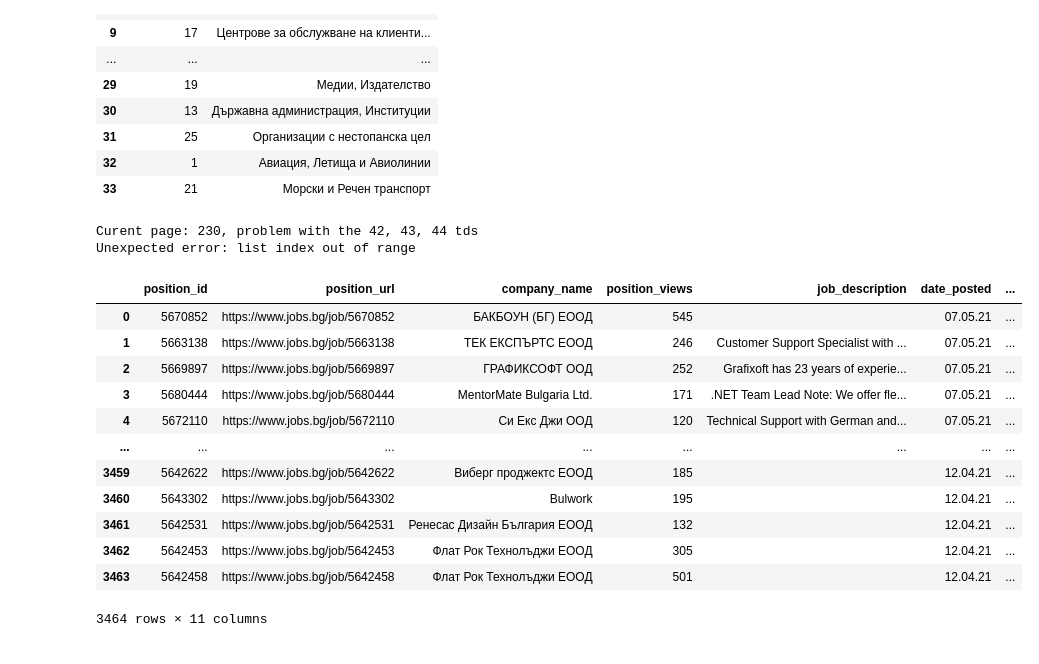
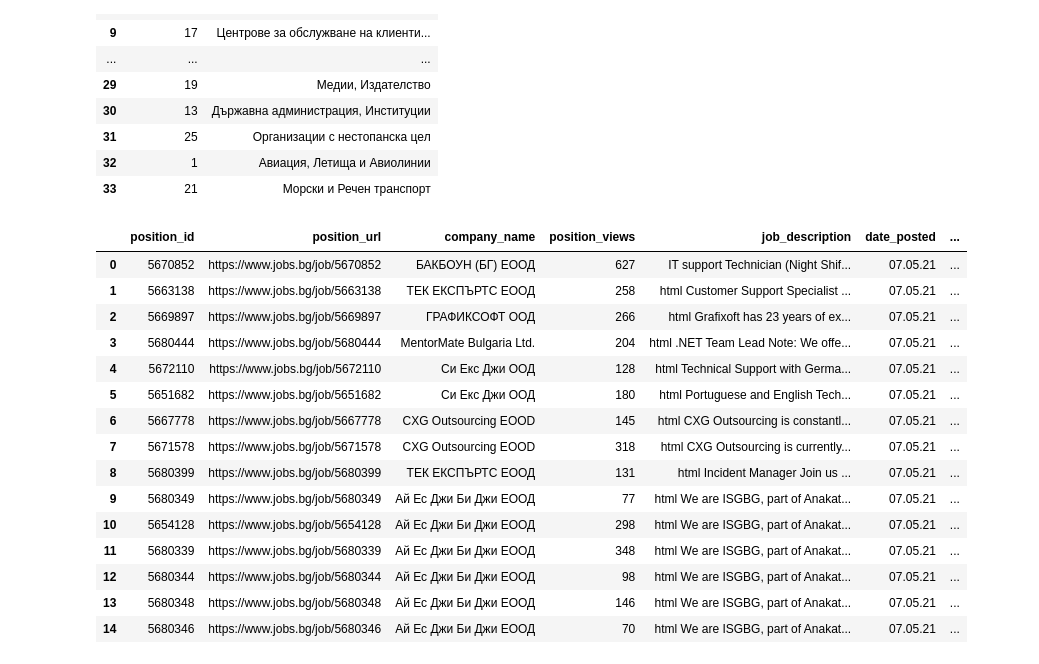
Before and after one commit to LyuboKushev/Employment-Data, a Jupyter notebook: Jobs_Scrapping_Colab_Version.ipynb, the cells around one changed output. Cells and saved outputs as stored; diff of their text form; code cells hidden in the pictures.

Commit message:
Updated the list of not visible tags

```diff
--- a/Jobs_Scrapping_Colab_Version.ipynb
+++ b/Jobs_Scrapping_Colab_Version.ipynb
@@ -54,13 +51,22 @@ drive.mount("/content/drive")
 # %% [output]
 Drive already mounted at /content/drive; to attempt to forcibly remount, call drive.mount("/content/drive", force_remount=True).
 # %%
+OPERATING_SYSTEM = "windows"
+
+if OPERATING_SYSTEM == "windows":
+    executable_path = "drivers/windows/chromedriver.exe"
+elif OPERATING_SYSTEM == "mac":
+    executable_path = "drivers/mac/chromedriver.exe"
+elif OPERATING_SYSTEM == "linux":
+    executable_path = "chromedriver"
+
 base_url = 'https://www.jobs.bg/'
 
 chrome_options = webdriver.ChromeOptions()
 chrome_options.add_argument('--headless')
 chrome_options.add_argument('--no-sandbox')
 chrome_options.add_argument('--disable-dev-shm-usage')
-driver = webdriver.Chrome('chromedriver', options=chrome_options)
+driver = webdriver.Chrome(executable_path=executable_path, options=chrome_options)
 
 url = 'https://www.jobs.bg/front_job_search.php?frompage=0&add_sh=1&from_hp=1&term=#paging'
 r = driver.get(url)
@@ -69,7 +75,8 @@ soup = BeautifulSoup(html, 'html.parser')
 # %%
 def tag_visible(element):
 
-    if element.parent.name in ['style', 'script', 'head', 'title', 'meta', '[document]']:
+    not_visible_elements = ['style', 'script', 'head', 'title', 'meta']
+    if element.parent.name in not_visible_elements:
         return False
 
     if isinstance(element, Comment):
@@ -180,11 +187,11 @@ def extract_job_info_as_array(base_url, text_info_elem, job_company_elem):
     job_html = driver.execute_script("return document.documentElement.outerHTML")
     position_soup = BeautifulSoup(job_html, 'html.parser')
 
-    position_views = position_soup.find('span', string = 'Разглеждания:').parent.text.split()[-1]
+    position_views = position_soup.find('span', string='Разглеждания:').parent.text.split()[-1]
     job_text = extract_job_text(position_soup)
     job_date = extract_job_date(text_info_elem)
 
-    rating_elem = text_info_elem.find('span',attrs={'class':'iconed'})
+    rating_elem = text_info_elem.find('span', attrs={'class':'iconed'})
     rating_color = extract_rating_color(rating_elem)
     rating = extract_rating_value(rating_elem)
 
@@ -197,7 +204,7 @@ def extract_job_info_as_array(base_url, text_info_elem, job_company_elem):
 
     return current_job_info
 # %%
-  def extract_jobs(start_page, end_page, category_id):
+def extract_jobs(start_page, end_page, category_id):
 
     jobs_list = []
 
@@ -205,7 +212,7 @@ def extract_job_info_as_array(base_url, text_info_elem, job_company_elem):
 
         try:
             # This is the base url used when no filters by categories are applied
-            url = f'https://www.jobs.bg/front_job_search.php?frompage={page*15}&add_sh=1&from_hp=1&term=#paging'
+            url = "https://www.jobs.bg/front_job_search.php?frompage={}&add_sh=1&from_hp=1&term=#paging".format(page*15)
 
             if category_id:
                 url = "https://www.jobs.bg/front_job_search.php?frompage={}&add_sh=1&categories%5B0%5D={}&term=#paging".format(page*15, category_id)
@@ -285,23 +293,24 @@ categories_info
 | 32 | 1 | Авиация, Летища и Авиолинии |
 | 33 | 21 | Морски и Речен транспорт |
 # %%
-df = extract_jobs(start_page=0, end_page=231, category_id=56)
+df = extract_jobs(start_page=0, end_page=1, category_id=56)
 df
 # %% [output]
-Curent page: 230, problem with the 42, 43, 44 tds
-Unexpected error: list index out of range
 |  | position_id | position_url | company_name | position_views | job_description | date_posted | ... |
-| 0 | 5670852 | https://www.jobs.bg/job/5670852 | БАКБОУН (БГ) ЕООД | 545 |  | 07.05.21 | ... |
-| 1 | 5663138 | https://www.jobs.bg/job/5663138 | ТЕК ЕКСПЪРТС ЕООД | 246 | Customer Support Specialist with ... | 07.05.21 | ... |
-| 2 | 5669897 | https://www.jobs.bg/job/5669897 | ГРАФИКСОФТ ООД | 252 | Grafixoft has 23 years of experie... | 07.05.21 | ... |
-| 3 | 5680444 | https://www.jobs.bg/job/5680444 | MentorMate Bulgaria Ltd. | 171 | .NET Team Lead Note: We offer fle... | 07.05.21 | ... |
-| 4 | 5672110 | https://www.jobs.bg/job/5672110 | Си Екс Джи ООД | 120 | Technical Support with German and... | 07.05.21 | ... |
-| ... | ... | ... | ... | ... | ... | ... | ... |
-| 3459 | 5642622 | https://www.jobs.bg/job/5642622 | Виберг проджектс ЕООД | 185 |  | 12.04.21 | ... |
-| 3460 | 5643302 | https://www.jobs.bg/job/5643302 | Bulwork | 195 |  | 12.04.21 | ... |
-| 3461 | 5642531 | https://www.jobs.bg/job/5642531 | Ренесас Дизайн България ЕООД | 132 |  | 12.04.21 | ... |
-| 3462 | 5642453 | https://www.jobs.bg/job/5642453 | Флат Рок Технолъджи ЕООД | 305 |  | 12.04.21 | ... |
-| 3463 | 5642458 | https://www.jobs.bg/job/5642458 | Флат Рок Технолъджи ЕООД | 501 |  | 12.04.21 | ... |
+| 0 | 5670852 | https://www.jobs.bg/job/5670852 | БАКБОУН (БГ) ЕООД | 627 | IT support Technician (Night Shif... | 07.05.21 | ... |
+| 1 | 5663138 | https://www.jobs.bg/job/5663138 | ТЕК ЕКСПЪРТС ЕООД | 258 | html Customer Support Specialist ... | 07.05.21 | ... |
+| 2 | 5669897 | https://www.jobs.bg/job/5669897 | ГРАФИКСОФТ ООД | 266 | html Grafixoft has 23 years of ex... | 07.05.21 | ... |
+| 3 | 5680444 | https://www.jobs.bg/job/5680444 | MentorMate Bulgaria Ltd. | 204 | html .NET Team Lead Note: We offe... | 07.05.21 | ... |
+| 4 | 5672110 | https://www.jobs.bg/job/5672110 | Си Екс Джи ООД | 128 | html Technical Support with Germa... | 07.05.21 | ... |
+| 5 | 5651682 | https://www.jobs.bg/job/5651682 | Си Екс Джи ООД | 180 | html Portuguese and English Tech... | 07.05.21 | ... |
+| 6 | 5667778 | https://www.jobs.bg/job/5667778 | CXG Outsourcing EOOD | 145 | html CXG Outsourcing is constantl... | 07.05.21 | ... |
+| 7 | 5671578 | https://www.jobs.bg/job/5671578 | CXG Outsourcing EOOD | 318 | html CXG Outsourcing is currently... | 07.05.21 | ... |
+| 8 | 5680399 | https://www.jobs.bg/job/5680399 | ТЕК ЕКСПЪРТС ЕООД | 131 | html Incident Manager Join us ... | 07.05.21 | ... |
+| 9 | 5680349 | https://www.jobs.bg/job/5680349 | Ай Ес Джи Би Джи ЕООД | 77 | html We are ISGBG, part of Anakat... | 07.05.21 | ... |
+| 10 | 5654128 | https://www.jobs.bg/job/5654128 | Ай Ес Джи Би Джи ЕООД | 298 | html We are ISGBG, part of Anakat... | 07.05.21 | ... |
+| 11 | 5680339 | https://www.jobs.bg/job/5680339 | Ай Ес Джи Би Джи ЕООД | 348 | html We are ISGBG, part of Anakat... | 07.05.21 | ... |
+| 12 | 5680344 | https://www.jobs.bg/job/5680344 | Ай Ес Джи Би Джи ЕООД | 98 | html We are ISGBG, part of Anakat... | 07.05.21 | ... |
+| 13 | 5680348 | https://www.jobs.bg/job/5680348 | Ай Ес Джи Би Джи ЕООД | 146 | html We are ISGBG, part of Anakat... | 07.05.21 | ... |
+| 14 | 5680346 | https://www.jobs.bg/job/5680346 | Ай Ес Джи Би Джи ЕООД | 70 | html We are ISGBG, part of Anakat... | 07.05.21 | ... |
-3464 rows × 11 columns
 # %%
 df.to_csv("/content/drive/My Drive/jobsbg_scrapped/it_jobs_20210509.csv", index=False)
```
Also changed, not shown: parts of 2 cells of this notebook.
